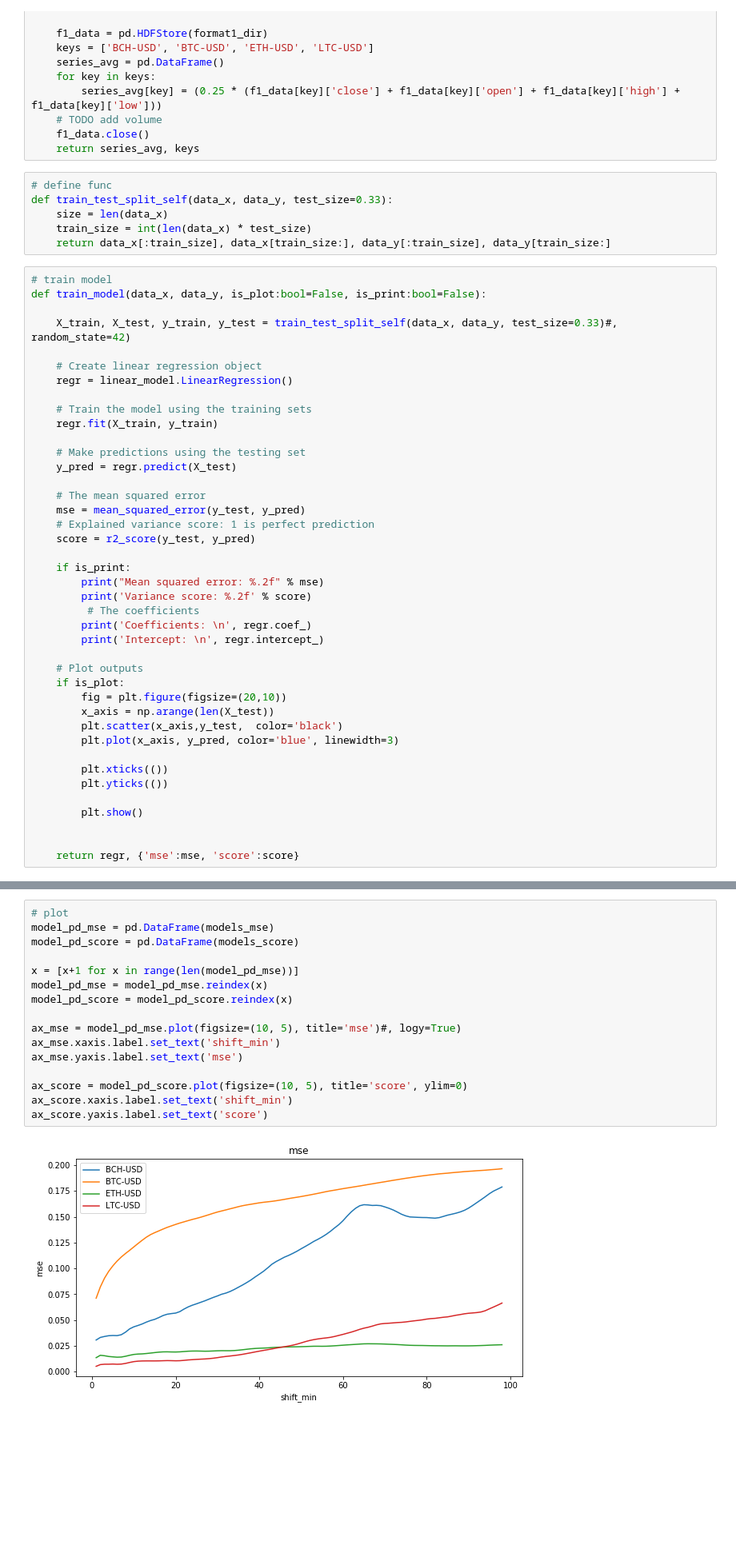
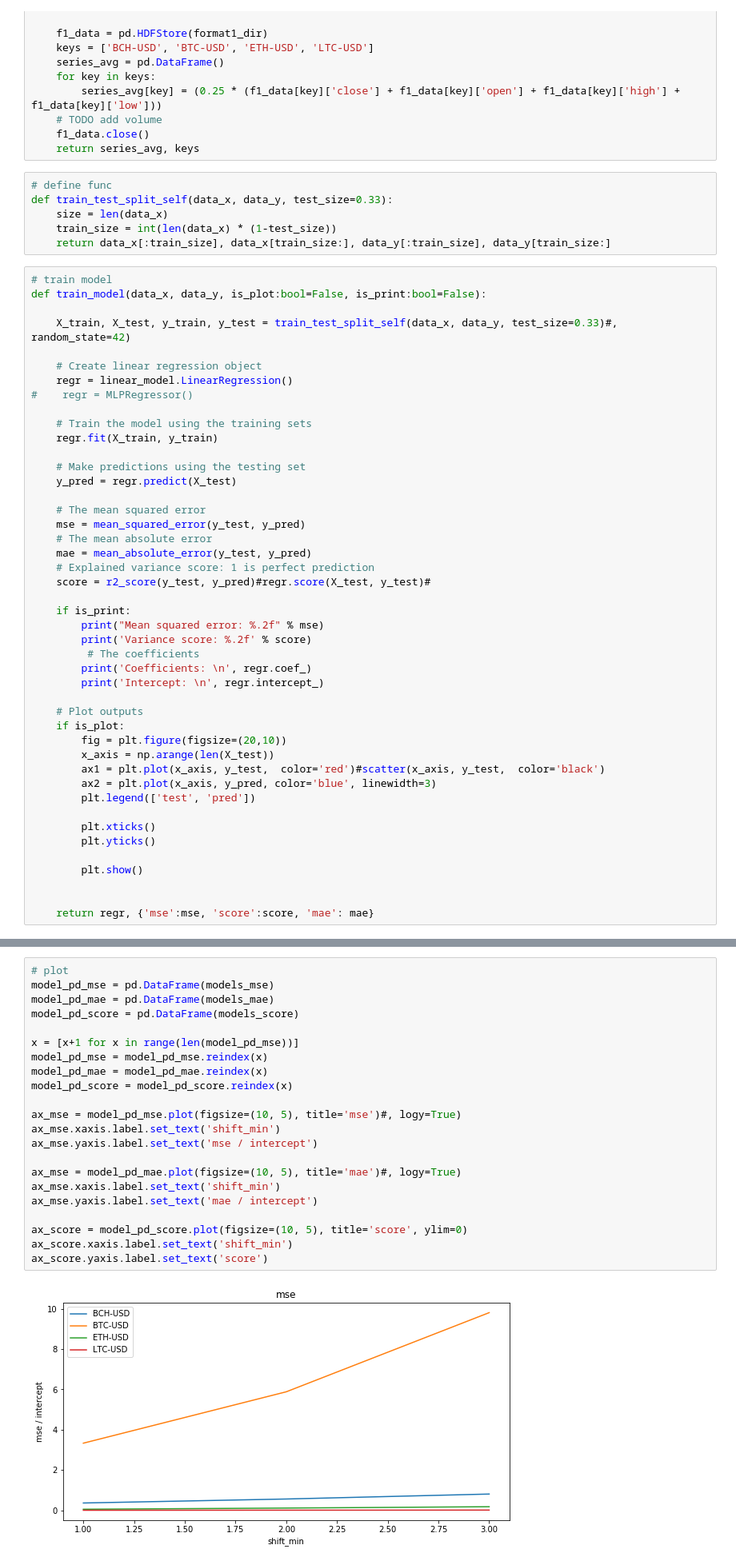
Before and after one commit to cchencool/crypto_currency_prediction, a Jupyter notebook: model/model_linear_reg.ipynb, the cells around one changed output, grey strips where cells are left out. Shown at 80% size. Drawn from its saved outputs; the diff is of its cells as text; blank space fills up the shorter version.

Commit message:
find problems about the linear_model

```diff
--- a/model/model_linear_reg.ipynb
+++ b/model/model_linear_reg.ipynb
@@ -34,7 +37,7 @@ def load_data():
 # define func
 def train_test_split_self(data_x, data_y, test_size=0.33):
     size = len(data_x)
-    train_size = int(len(data_x) * test_size)
+    train_size = int(len(data_x) * (1-test_size))
     return data_x[:train_size], data_x[train_size:], data_y[:train_size], data_y[train_size:]
 # %%
 # train model
@@ -44,6 +47,7 @@ def train_model(data_x, data_y, is_plot:bool=False, is_print:bool=False):
 
     # Create linear regression object
     regr = linear_model.LinearRegression()
+#    regr = MLPRegressor()
 
     # Train the model using the training sets
     regr.fit(X_train, y_train)
@@ -53,8 +57,10 @@ def train_model(data_x, data_y, is_plot:bool=False, is_print:bool=False):
 
     # The mean squared error
     mse = mean_squared_error(y_test, y_pred)
+    # The mean absolute error
+    mae = mean_absolute_error(y_test, y_pred)
     # Explained variance score: 1 is perfect prediction
-    score = r2_score(y_test, y_pred)
+    score = r2_score(y_test, y_pred)#regr.score(X_test, y_test)#
 
     if is_print:
         print("Mean squared error: %.2f" % mse)
@@ -67,16 +73,17 @@ def train_model(data_x, data_y, is_plot:bool=False, is_print:bool=False):
     if is_plot:
         fig = plt.figure(figsize=(20,10))
         x_axis = np.arange(len(X_test))
-        plt.scatter(x_axis,y_test,  color='black')
-        plt.plot(x_axis, y_pred, color='blue', linewidth=3)
+        ax1 = plt.plot(x_axis, y_test,  color='red')#scatter(x_axis, y_test,  color='black')
+        ax2 = plt.plot(x_axis, y_pred, color='blue', linewidth=3)
+        plt.legend(['test', 'pred'])
 
-        plt.xticks(())
-        plt.yticks(())
+        plt.xticks()
+        plt.yticks()
 
         plt.show()
 
 
-    return regr, {'mse':mse, 'score':score}
+    return regr, {'mse':mse, 'score':score, 'mae': mae}
 # %%
 # load data
 series_avg, keys = load_data()
@@ -119,18 +191,24 @@ for asset in keys:
 # %%
 # plot
 model_pd_mse = pd.DataFrame(models_mse)
+model_pd_mae = pd.DataFrame(models_mae)
 model_pd_score = pd.DataFrame(models_score)
 
 x = [x+1 for x in range(len(model_pd_mse))]
 model_pd_mse = model_pd_mse.reindex(x)
+model_pd_mae = model_pd_mae.reindex(x)
 model_pd_score = model_pd_score.reindex(x)
 
 ax_mse = model_pd_mse.plot(figsize=(10, 5), title='mse')#, logy=True)
 ax_mse.xaxis.label.set_text('shift_min')
-ax_mse.yaxis.label.set_text('mse')
+ax_mse.yaxis.label.set_text('mse / intercept')
+
+ax_mse = model_pd_mae.plot(figsize=(10, 5), title='mae')#, logy=True)
+ax_mse.xaxis.label.set_text('shift_min')
+ax_mse.yaxis.label.set_text('mae / intercept')
 
 ax_score = model_pd_score.plot(figsize=(10, 5), title='score', ylim=0)
 ax_score.xaxis.label.set_text('shift_min')
 ax_score.yaxis.label.set_text('score')
 # %% [output]
-[figure, old version]
+[figure, new version]
```
Also changed, not shown: parts of 6 cells of this notebook.
